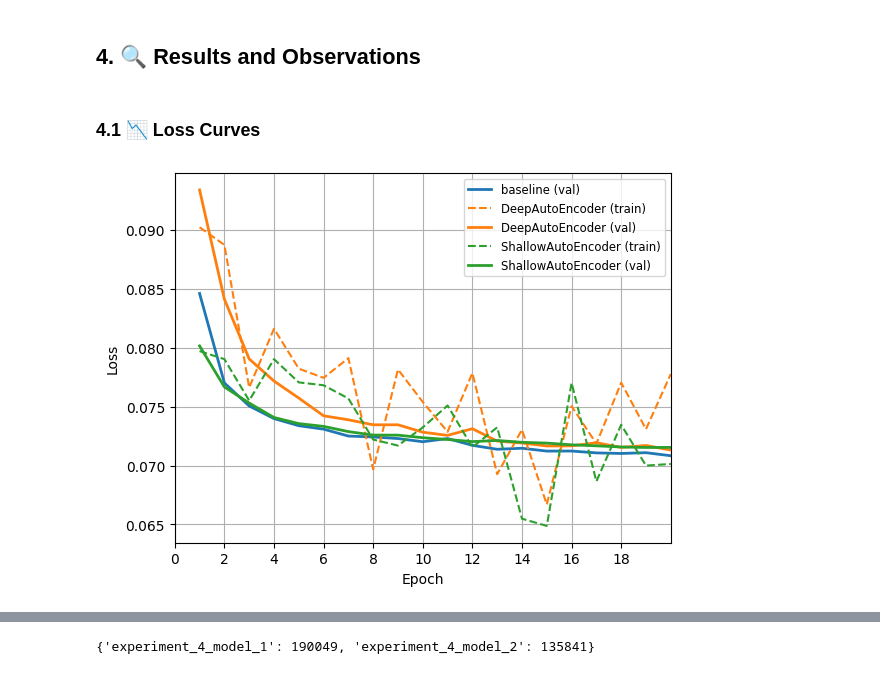
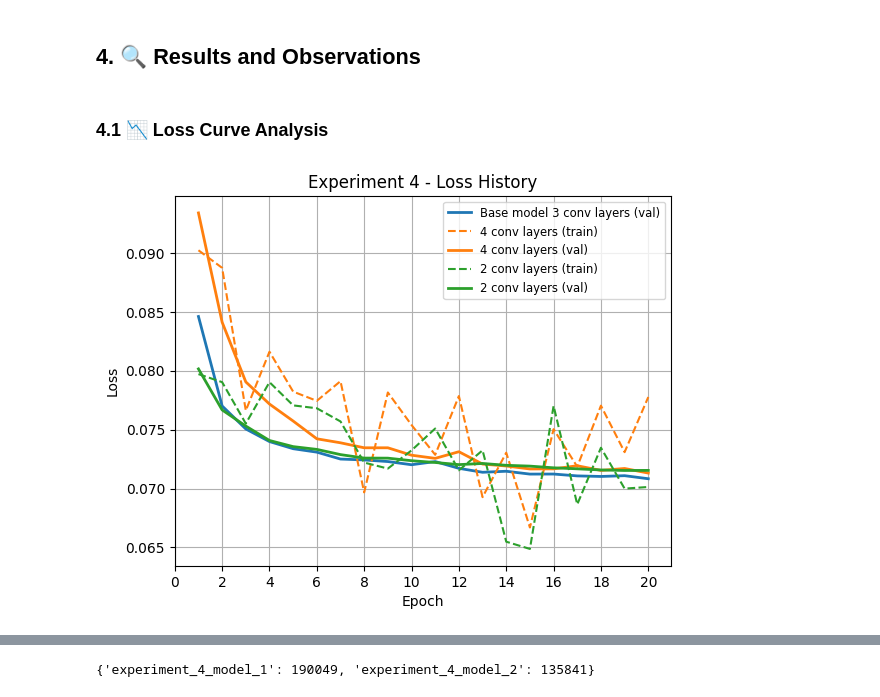
Before and after one commit to vlad-uve/CAE-MNIST, a Jupyter notebook: notebooks/CAE_experiment_4(conv_depth).ipynb, the cells around one changed output, grey strips where cells are left out. Cells and saved outputs as stored; diff of their text form; code cells hidden in the pictures.

```diff
--- a/notebooks/CAE_experiment_4(conv_depth).ipynb
+++ b/notebooks/CAE_experiment_4(conv_depth).ipynb
@@ -486,33 +446,33 @@ TRAINING IS FINISHED.
 # %% [markdown]
 ## 4. 🔍 Results and Observations
 # %% [markdown]
-### 4.1 📉 Loss Curves
+### 4.1 📉 Loss Curve Analysis
 # %%
 # import base loss
 base_loss = torch.load('/content/CAE-MNIST/outputs/base_model_files/base_loss.pth')
 # %%
 # plot baseeline validation loss
-plot_experiment_history([base_loss], label_list = ['baseline'])
+plot_experiment_history([base_loss], label_list = ['Base model 3 conv layers'])
 
 # plot training and validation losses for experiment 4 models
 plot_experiment_history(
     loss_list=experiment_4_losses,
-    label_list=['DeepAutoEncoder', 'ShallowAutoEncoder'],
+    label_list=['4 conv layers', '2 conv layers'],
     color=plt.get_cmap('tab10').colors[1:],
     to_plot_train=True,
 )
 
 # format plot
-plt.xlim(1, base_num_epoch)
-plt.xticks(range(0, base_num_epoch, 2))
+plt.xticks(range(0, base_num_epoch+1, 2))
 plt.legend(fontsize='small')
+plt.title('Experiment 4 - Loss History')
 plt.grid()
 
 # save plot
 plt.savefig("/content/CAE-MNIST/outputs/experiment_4_files/experiment_4_image_loss.png")
 plt.show()
 # %% [output]
-[figure, old version]
+[figure, new version]
 # %%
 #manually add and push experiment 4 loss curve image to Git repository
 !git -C /content/CAE-MNIST add outputs/experiment_4_files/experiment_4_image_loss.png
```
Also changed, not shown: parts of 24 cells of this notebook.
